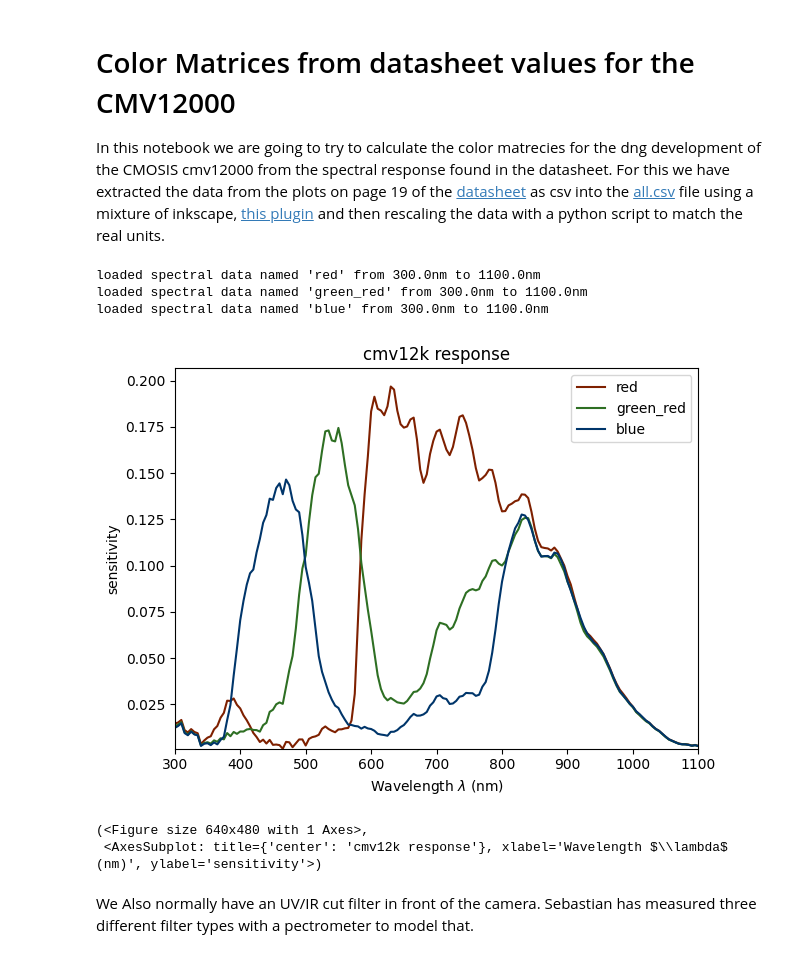
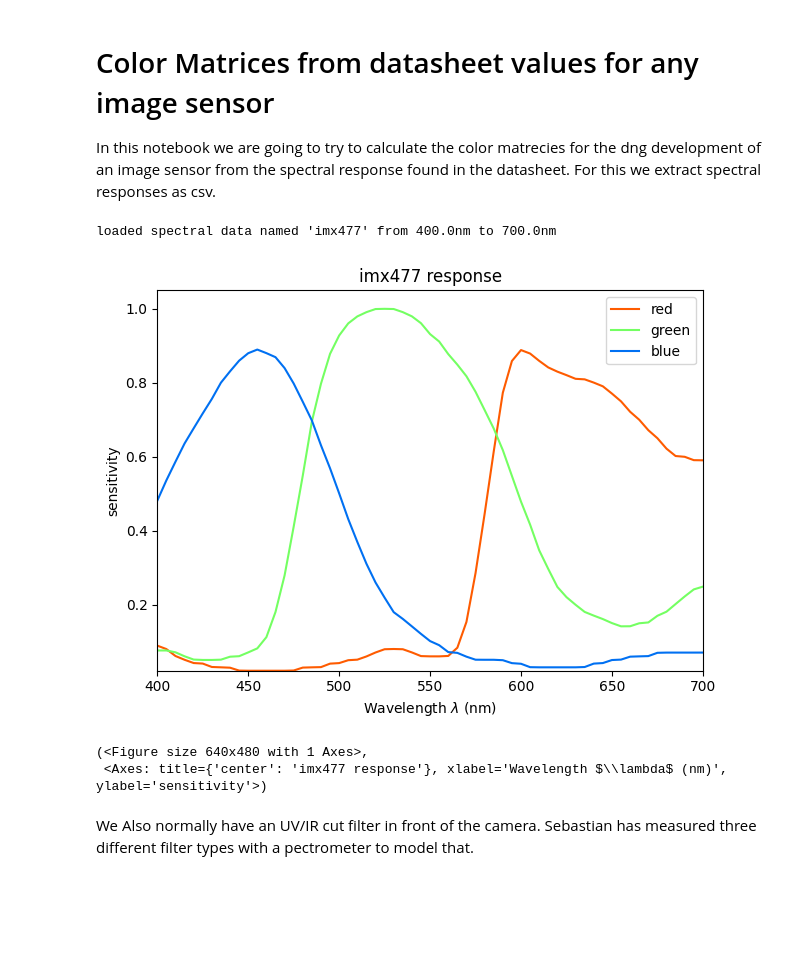
Before and after one commit to anuejn/cmv12k_color_response, a Jupyter notebook: color_matrices.ipynb, the cells around one changed output. Cells and saved outputs as stored; diff of their text form; code cells hidden in the pictures; blank space fills up the shorter version.

```diff
--- a/color_matrices.ipynb
+++ b/color_matrices.ipynb
@@ -1,33 +1,59 @@
 # %% [markdown]
-# Color Matrices from datasheet values for the CMV12000
+# Color Matrices from datasheet values for any image sensor
 
-In this notebook we are going to try to calculate the color matrecies for the dng development of the CMOSIS cmv12000 from the spectral response found in the datasheet.
-For this we have extracted the data from the plots on page 19 of the [datasheet](data_raw/CMV12000_DS000603_5-00.pdf) as csv into the [all.csv](data/all.csv) file using a mixture of inkscape,
-[this plugin](https://github.com/camrbuss/nodes_to_csv) and then rescaling the data with a python script to match the real units.
+In this notebook we are going to try to calculate the color matrecies for the dng development of an image sensor from the spectral response found in the datasheet.
+For this we extract spectral responses as csv.
 # %%
 import numpy as np
 import colour
+
+colour.set_domain_range_scale("1")
 from pathlib import Path
+
 
 def load_spectral_data(filename):
     x, data = np.transpose(np.genfromtxt(filename, delimiter=",", skip_header=1))
     sd = colour.SpectralDistribution(data, x, name=Path(filename).stem)
-    print(f"loaded spectral data named '{sd.name}' from {sd.wavelengths[0]}nm to {sd.wavelengths[-1]}nm")
+    wavelengths = np.round(sd.wavelengths / 10) * 10
+    wavelength_range = np.min(wavelengths), np.max(wavelengths)
+    print(wavelength_range)
+
+    sd = sd.align(colour.SpectralShape(*wavelength_range, 1)).align(
+        colour.SpectralShape(*wavelength_range, 5)
+    )
+
+    print(
+        f"loaded spectral data named '{sd.name}' from {sd.wavelengths[0]}nm to {sd.wavelengths[-1]}nm"
+    )
     return sd
 
-red = load_spectral_data("cmv12k_data/red.csv")
-green = load_spectral_data("cmv12k_data/green_red.csv")
-blue = load_spectral_data("cmv12k_data/blue.csv")
+def normalize_msd(msd):
+    return msd / np.max(msd.values)
 
-plot_kwargs = {'use_sd_colours': True}
-colour.plotting.plot_multi_sds([red, green, blue], plot_kwargs=plot_kwargs, y_label="sensitivity", title="cmv12k response")
+def load_image_sensor_response(filename):
+    array = np.genfromtxt(filename, delimiter=",", skip_header=1)
+    data = {row[0]: row[1:] for row in array}
+    msd = colour.MultiSpectralDistributions(
+        data, labels=["red", "green", "blue"], name=Path(filename).stem
+    )
+    print(
+        f"loaded spectral data named '{msd.name}' from {msd.wavelengths[0]}nm to {msd.wavelengths[-1]}nm"
+    )
+    return normalize_msd(msd)
+
+
+
+sensor = load_image_sensor_response("image_sensor_data/imx477.csv")
+
+plot_kwargs = {"use_sd_colours": True}
+colour.plotting.plot_multi_sds(
+    [sensor], plot_kwargs=plot_kwargs, y_label="sensitivity", title=f"{sensor.name} response"
+)
 # %% [output]
-loaded spectral data named 'red' from 300.0nm to 1100.0nm
-loaded spectral data named 'green_red' from 300.0nm to 1100.0nm
-loaded spectral data named 'blue' from 300.0nm to 1100.0nm
+loaded spectral data named 'imx477' from 400.0nm to 700.0nm
-[figure, old version]
+[figure, new version]
 (<Figure size 640x480 with 1 Axes>,
- <AxesSubplot: title={'center': 'cmv12k response'}, xlabel='Wavelength $\\lambda$ (nm)', ylabel='sensitivity'>)
+ <Axes: title={'center': 'imx477 response'}, xlabel='Wavelength $\\lambda$ (nm)', ylabel='sensitivity'>)
 # %% [markdown]
 We Also normally have an UV/IR cut filter in front of the camera. Sebastian has measured three different filter types with a pectrometer to model that.
 # %%
```
Also changed, not shown: parts of 5 cells of this notebook, 21 other files.
